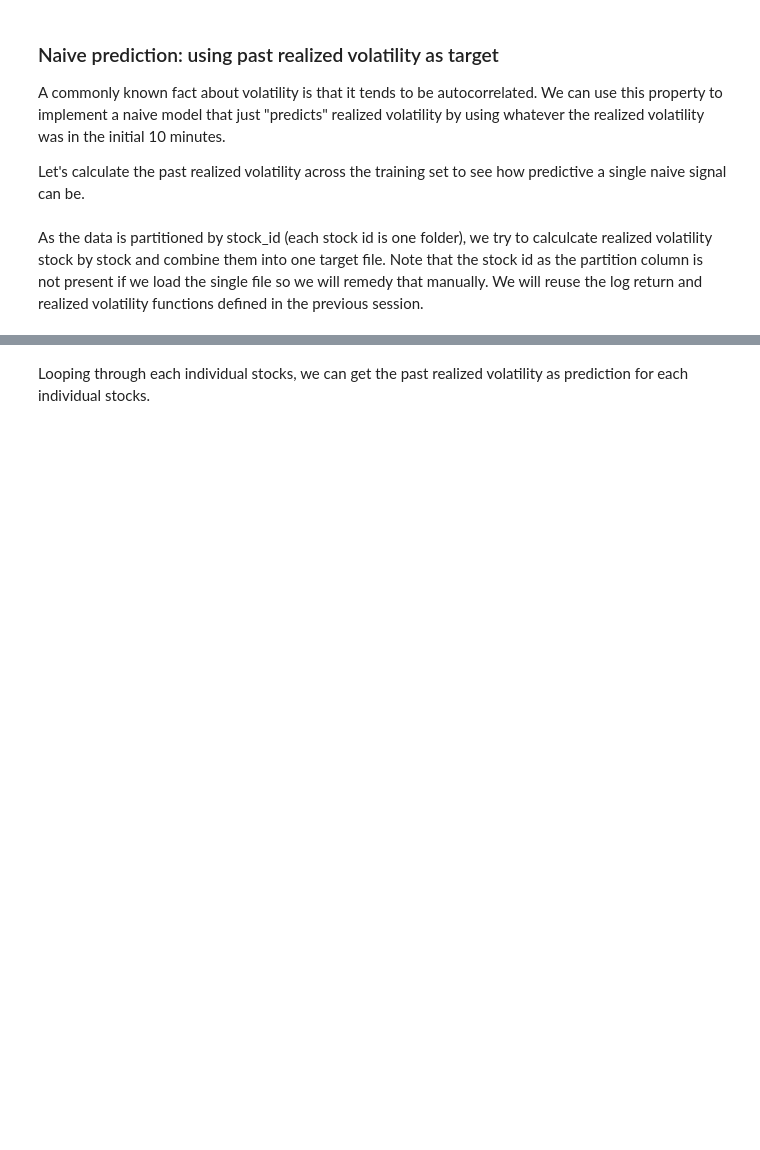
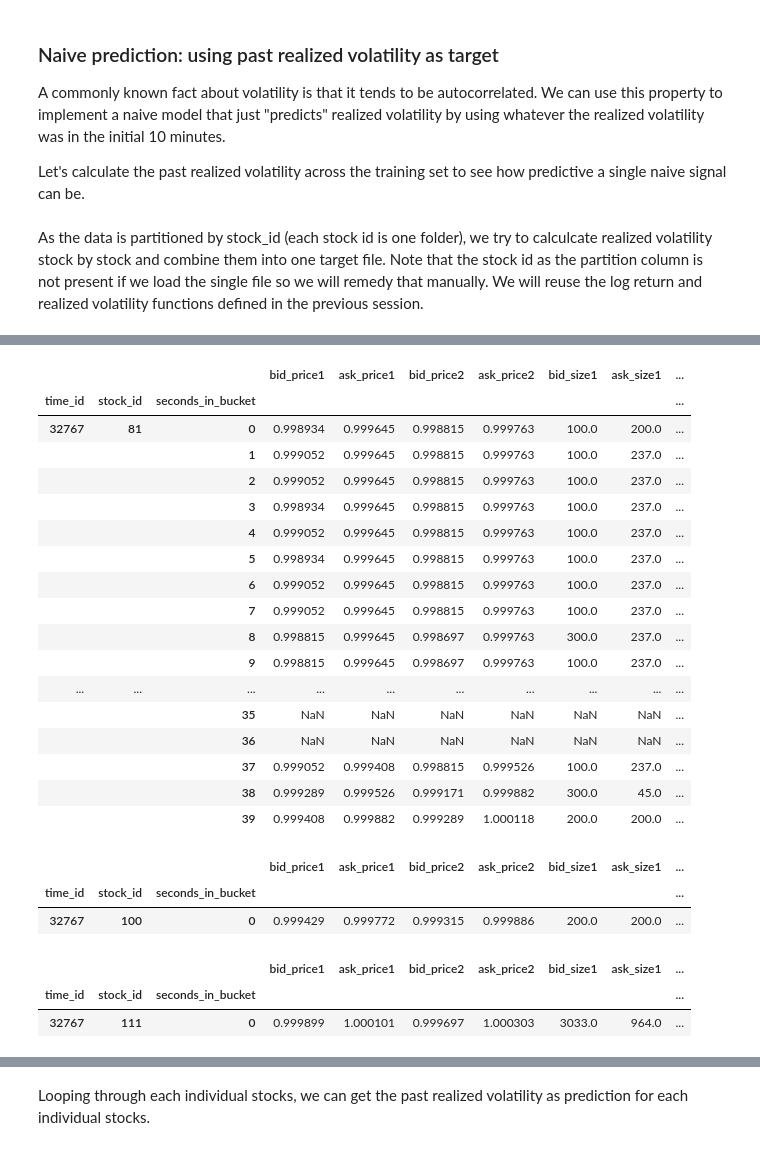
Before and after one commit to arungansi/Jovian-ML-0toGBMs, a Jupyter notebook: my-zero-to-gbm-proj-assign - Jovian - Len.ipynb, the cells around one changed output, grey strips where cells are left out. Cells and saved outputs as stored; diff of their text form; code cells hidden in the pictures; blank space fills up the shorter version.

```diff
--- a/my-zero-to-gbm-proj-assign - Jovian - Len.ipynb
+++ b/my-zero-to-gbm-proj-assign - Jovian - Len.ipynb
@@ -251,15 +302,15 @@ list_trade_book_file_train_50 = [ l.replace('book','trade') for l in list_order_
 
 
 
-# df_order_book_5 = pd.DataFrame()
-# for file in list_order_book_file_train_50[:5]:
-#      df_stock_book = pd.read_parquet(file)
-#      df_stock_book['stock_id'] = file.split('=')[1]
-#      df_order_book_5 = pd.concat([df_order_book_5,df_stock_book])
+df_order_book_5 = pd.DataFrame()
+for file in list_order_book_file_train_50[:5]:
+     df_stock_book = pd.read_parquet(file)
+     df_stock_book['stock_id'] = file.split('=')[1]
+     df_order_book_5 = pd.concat([df_order_book_5,df_stock_book])
 
 
-# df_trade_book_5 = pd.DataFrame()
-# for file in list_trade_book_file_train_50[:5]:
-#      df_stock_book = pd.read_parquet(file)
-#      df_stock_book['stock_id'] = file.split('=')[1]
-#      df_trade_book_5 = pd.concat([df_trade_book_5,df_stock_book])
+df_trade_book_5 = pd.DataFrame()
+for file in list_trade_book_file_train_50[:5]:
+     df_stock_book = pd.read_parquet(file)
+     df_stock_book['stock_id'] = file.split('=')[1]
+     df_trade_book_5 = pd.concat([df_trade_book_5,df_stock_book])
@@ -287,11 +343,11 @@ for file in list_trade_book_file_train:
 #     for items in list(df_order_book_50.index):
 #         f.write('%s\n' %items)
 #new_index
-# df_order_book_5.reset_index(inplace=True,drop=True)
-# df_trade_book_5.reset_index(inplace=True,drop=True)
+df_order_book_5.reset_index(inplace=True,drop=True)
+df_trade_book_5.reset_index(inplace=True,drop=True)
 
-df_order_book.reset_index(inplace=True,drop=True)
-df_trade_book.reset_index(inplace=True,drop=True)
+# df_order_book.reset_index(inplace=True,drop=True)
+# df_trade_book.reset_index(inplace=True,drop=True)
 
 #df_order_book_50.head(-1)
 #df_order_book_50[df_order_book_50.index != df_order_book_50['index']]
@@ -326,8 +388,8 @@ df_trade_book_5_idxed.stock_id.unique()
 #df_order_book_50_idxed.reindex(new_index,level=2)
 # %%
 df_order_trade_merged = pd.merge(
-    df_order_book,
-    df_trade_book,
+    df_order_book_5_idxed,
+    df_trade_book_5_idxed,
     how="outer",
     on=['time_id','stock_id','seconds_in_bucket'],
     sort=True,
@@ -419,0 +651,33 @@ s2.isna().sum()
+# %%
+s2.loc[32767,81,:].head(40)
+# %% [output]
+|  |  |  | bid_price1 | ask_price1 | bid_price2 | ask_price2 | bid_size1 | ask_size1 | ... |
+| time_id | stock_id | seconds_in_bucket |  |  |  |  |  |  | ... |
+| 32767 | 81 | 0 | 0.998934 | 0.999645 | 0.998815 | 0.999763 | 100.0 | 200.0 | ... |
+|  |  | 1 | 0.999052 | 0.999645 | 0.998815 | 0.999763 | 100.0 | 237.0 | ... |
+|  |  | 2 | 0.999052 | 0.999645 | 0.998815 | 0.999763 | 100.0 | 237.0 | ... |
+|  |  | 3 | 0.998934 | 0.999645 | 0.998815 | 0.999763 | 100.0 | 237.0 | ... |
+|  |  | 4 | 0.999052 | 0.999645 | 0.998815 | 0.999763 | 100.0 | 237.0 | ... |
+|  |  | 5 | 0.998934 | 0.999645 | 0.998815 | 0.999763 | 100.0 | 237.0 | ... |
+|  |  | 6 | 0.999052 | 0.999645 | 0.998815 | 0.999763 | 100.0 | 237.0 | ... |
+|  |  | 7 | 0.999052 | 0.999645 | 0.998815 | 0.999763 | 100.0 | 237.0 | ... |
+|  |  | 8 | 0.998815 | 0.999645 | 0.998697 | 0.999763 | 300.0 | 237.0 | ... |
+|  |  | 9 | 0.998815 | 0.999645 | 0.998697 | 0.999763 | 100.0 | 237.0 | ... |
+| ... | ... | ... | ... | ... | ... | ... | ... | ... | ... |
+|  |  | 35 | NaN | NaN | NaN | NaN | NaN | NaN | ... |
+|  |  | 36 | NaN | NaN | NaN | NaN | NaN | NaN | ... |
+|  |  | 37 | 0.999052 | 0.999408 | 0.998815 | 0.999526 | 100.0 | 237.0 | ... |
+|  |  | 38 | 0.999289 | 0.999526 | 0.999171 | 0.999882 | 300.0 | 45.0 | ... |
+|  |  | 39 | 0.999408 | 0.999882 | 0.999289 | 1.000118 | 200.0 | 200.0 | ... |
+# %%
+s2.loc[32767,100,:].head(1)
+# %% [output]
+|  |  |  | bid_price1 | ask_price1 | bid_price2 | ask_price2 | bid_size1 | ask_size1 | ... |
+| time_id | stock_id | seconds_in_bucket |  |  |  |  |  |  | ... |
+| 32767 | 100 | 0 | 0.999429 | 0.999772 | 0.999315 | 0.999886 | 200.0 | 200.0 | ... |
+# %%
+s2.loc[32767,111,:].head(1)
+# %% [output]
+|  |  |  | bid_price1 | ask_price1 | bid_price2 | ask_price2 | bid_size1 | ask_size1 | ... |
+| time_id | stock_id | seconds_in_bucket |  |  |  |  |  |  | ... |
+| 32767 | 111 | 0 | 0.999899 | 1.000101 | 0.999697 | 1.000303 | 3033.0 | 964.0 | ... |
```
Also changed, not shown: parts of 33 cells of this notebook.
